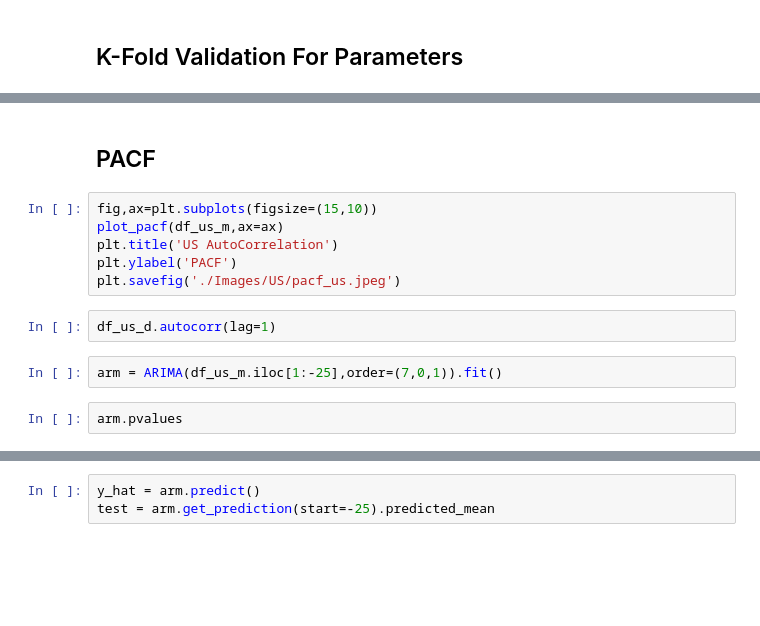
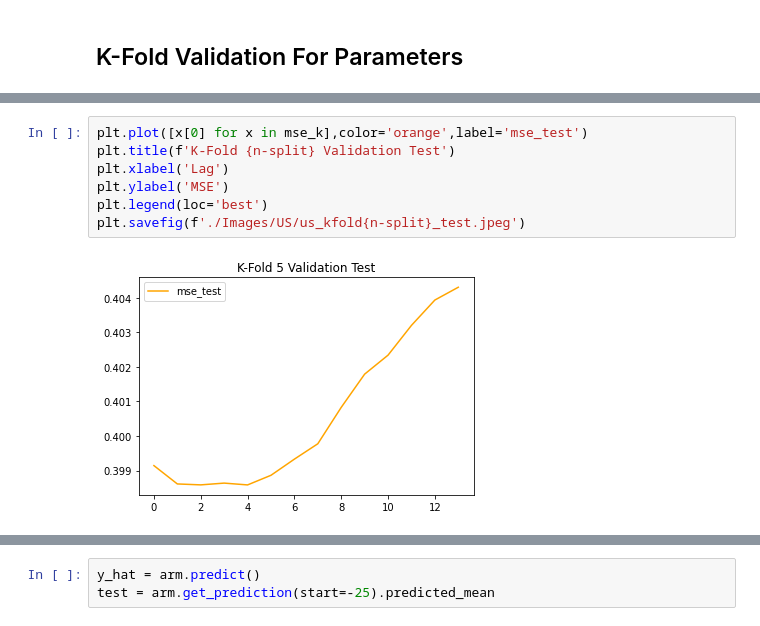
Before and after one commit to whistlepark/cogs109_final, a Jupyter notebook: Notebooks/Train-v2.ipynb, the cells around one changed output, grey strips where cells are left out. Saved outputs shown, nothing was run; the diff lists cells and outputs as text; blank space fills up the shorter version.

```diff
--- a/Notebooks/Train-v2.ipynb
+++ b/Notebooks/Train-v2.ipynb
@@ -211,14 +172,9 @@ plt.savefig('./Images/US/acf_us.jpeg')
-# %% [markdown]
-## PACF
-# %%
-fig,ax=plt.subplots(figsize=(15,10))
-plot_pacf(df_us_m,ax=ax)
-plt.title('US AutoCorrelation')
-plt.ylabel('PACF')
-plt.savefig('./Images/US/pacf_us.jpeg')
-# %%
-df_us_d.autocorr(lag=1)
-# %%
-arm = ARIMA(df_us_m.iloc[1:-25],order=(7,0,1)).fit()
-# %%
-arm.pvalues
+# %%
+plt.plot([x[0] for x in mse_k],color='orange',label='mse_test')
+plt.title(f'K-Fold {n-split} Validation Test')
+plt.xlabel('Lag')
+plt.ylabel('MSE')
+plt.legend(loc='best')
+plt.savefig(f'./Images/US/us_kfold{n-split}_test.jpeg')
+# %% [output]
+[figure, added]
```
Also changed, not shown: parts of 33 cells of this notebook, 16 other files.
